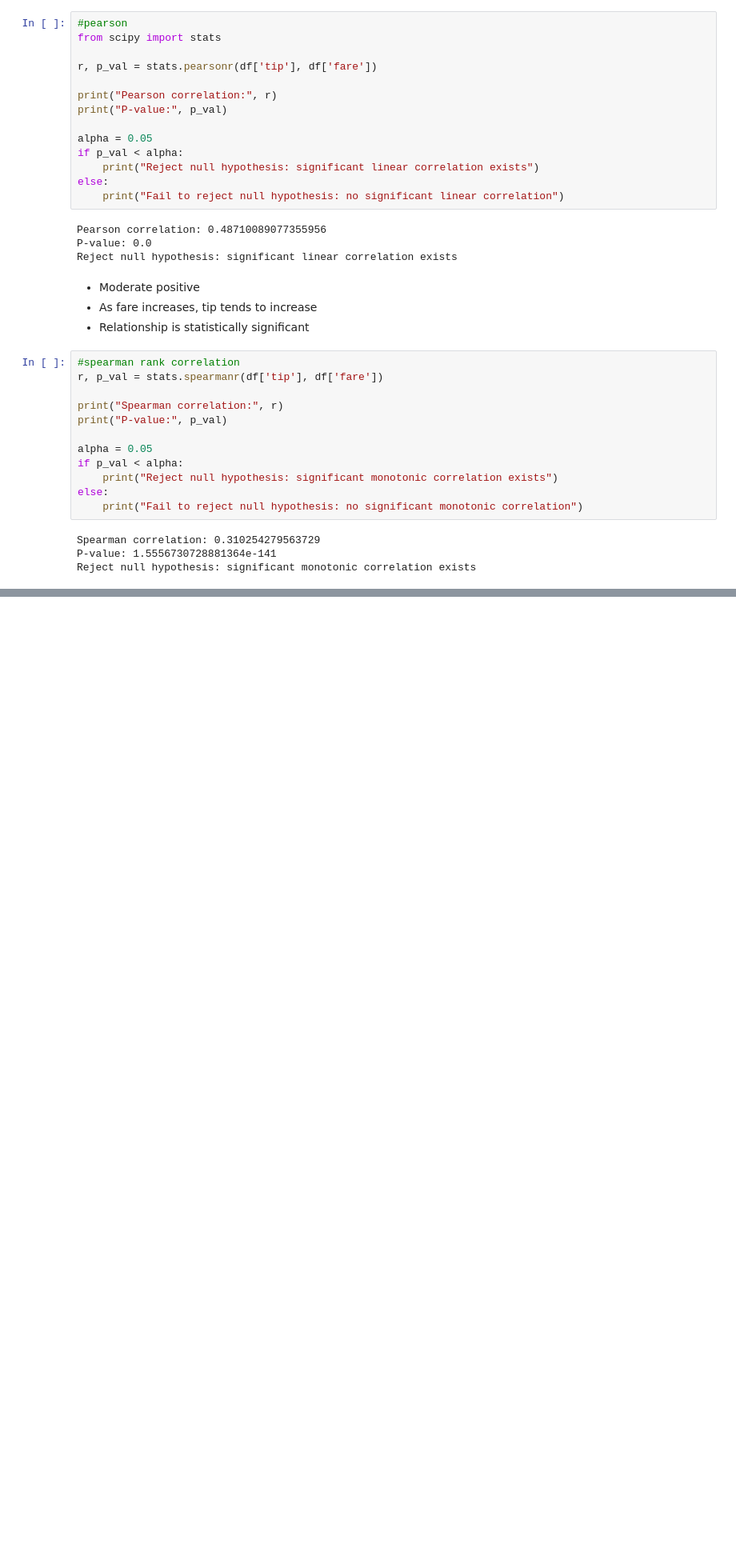
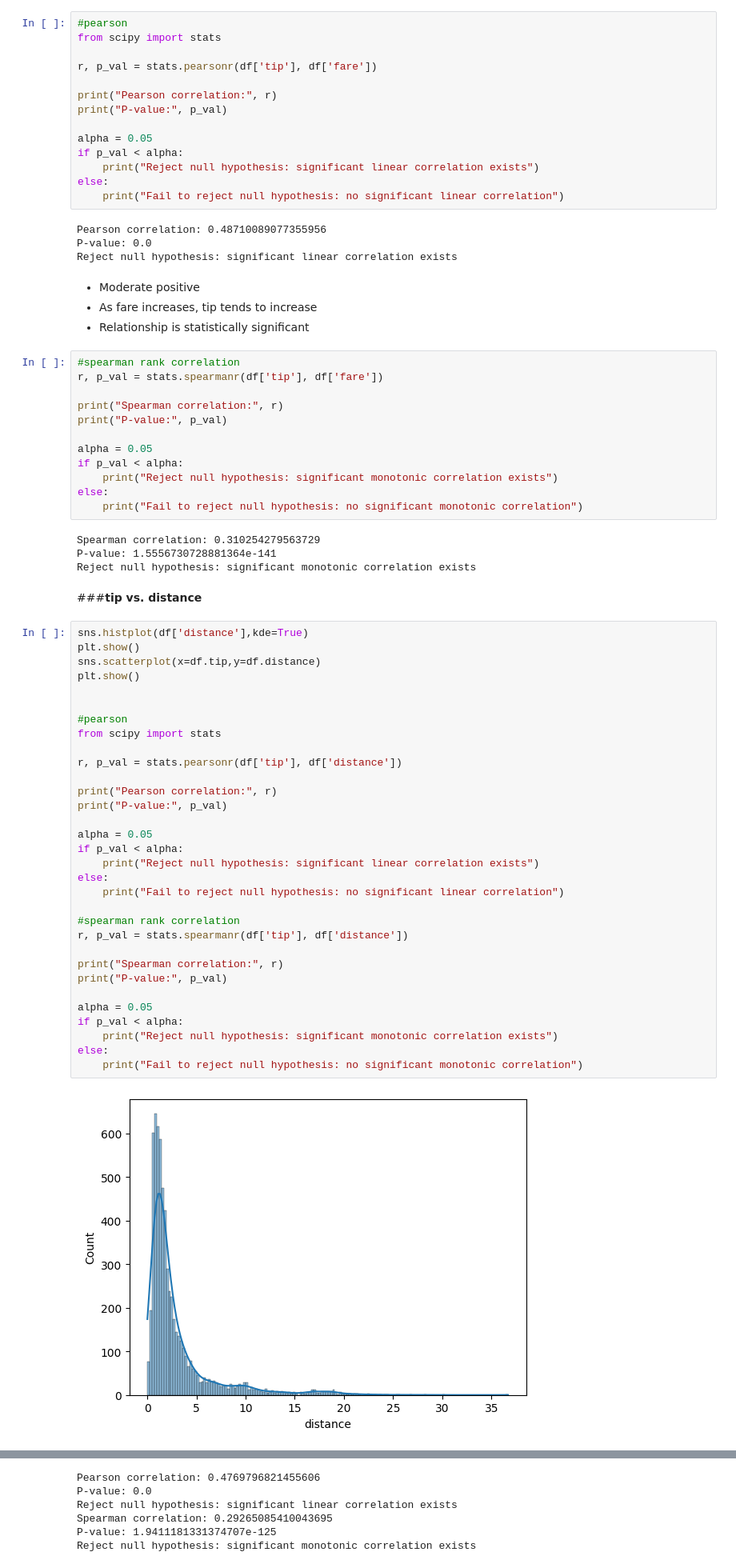
Before and after one commit to Khushibung05/Hypothesis-Testing-Statistical-Inference, a Jupyter notebook: Hypothesis_Testing_&_Statistical_Inference.ipynb, the cells around one changed output, grey strips where cells are left out. Shown at 80% size. Cells and saved outputs as stored; diff of their text form; blank space fills up the shorter version.

Commit message:
EDA and hypothesis testing

```diff
--- a/Hypothesis_Testing_&_Statistical_Inference.ipynb
+++ b/Hypothesis_Testing_&_Statistical_Inference.ipynb
@@ -649,3 +652,39 @@ else:
 Spearman correlation: 0.310254279563729
 P-value: 1.5556730728881364e-141
 Reject null hypothesis: significant monotonic correlation exists
+# %% [markdown]
+###**tip vs. distance**
+# %%
+sns.histplot(df['distance'],kde=True)
+plt.show()
+sns.scatterplot(x=df.tip,y=df.distance)
+plt.show()
+
+
+#pearson
+from scipy import stats
+
+r, p_val = stats.pearsonr(df['tip'], df['distance'])
+
+print("Pearson correlation:", r)
+print("P-value:", p_val)
+
+alpha = 0.05
+if p_val < alpha:
+    print("Reject null hypothesis: significant linear correlation exists")
+else:
+    print("Fail to reject null hypothesis: no significant linear correlation")
+
+#spearman rank correlation
+r, p_val = stats.spearmanr(df['tip'], df['distance'])
+
+print("Spearman correlation:", r)
+print("P-value:", p_val)
+
+alpha = 0.05
+if p_val < alpha:
+    print("Reject null hypothesis: significant monotonic correlation exists")
+else:
+    print("Fail to reject null hypothesis: no significant monotonic correlation")
+# %% [output]
+[figure, added]
@@ -651,0 +692,6 @@ Reject null hypothesis: significant monotonic correlation exists
+Pearson correlation: 0.4769796821455606
+P-value: 0.0
+Reject null hypothesis: significant linear correlation exists
+Spearman correlation: 0.29265085410043695
+P-value: 1.9411181331374707e-125
+Reject null hypothesis: significant monotonic correlation exists
```
Also changed, not shown: parts of 19 cells of this notebook.
